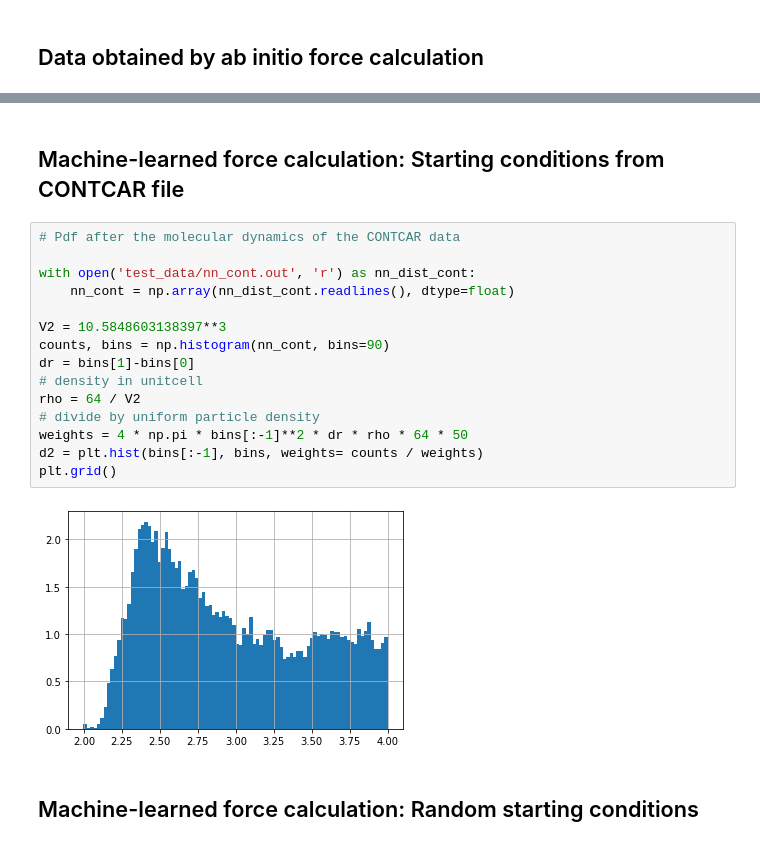
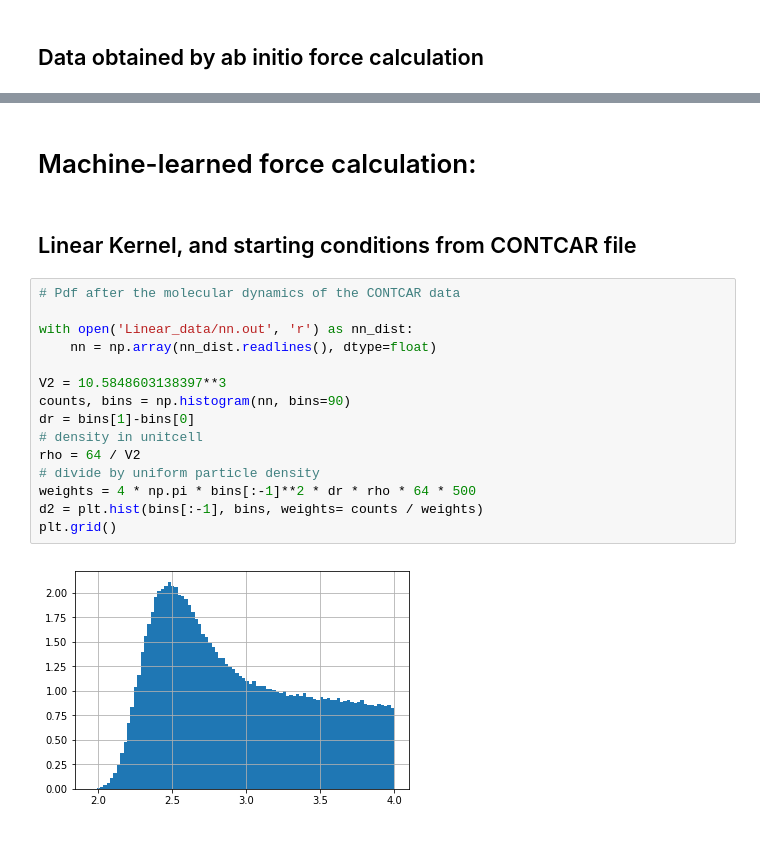
Before and after one commit to Lactose94/LP-Machine-Learning, a Jupyter notebook: Pair correlation function.ipynb, the cells around one changed output, grey strips where cells are left out. Cells and saved outputs as stored; diff of their text form.

```diff
--- a/Pair correlation function.ipynb
+++ b/Pair correlation function.ipynb
@@ -65,21 +65,21 @@ plt.grid()
 # %% [markdown]
-## Machine-learned force calculation: Starting conditions from CONTCAR file
+# Machine-learned force calculation:
+# %% [markdown]
+## Linear Kernel, and starting conditions from CONTCAR file
 # %%
 # Pdf after the molecular dynamics of the CONTCAR data
 
-with open('test_data/nn_cont.out', 'r') as nn_dist_cont:
-    nn_cont = np.array(nn_dist_cont.readlines(), dtype=float)
+with open('Linear_data/nn.out', 'r') as nn_dist:
+    nn = np.array(nn_dist.readlines(), dtype=float)
 
 V2 = 10.5848603138397**3
-counts, bins = np.histogram(nn_cont, bins=90)
+counts, bins = np.histogram(nn, bins=90)
 dr = bins[1]-bins[0]
 # density in unitcell
 rho = 64 / V2
 # divide by uniform particle density
-weights = 4 * np.pi * bins[:-1]**2 * dr * rho * 64 * 50
+weights = 4 * np.pi * bins[:-1]**2 * dr * rho * 64 * 500
 d2 = plt.hist(bins[:-1], bins, weights= counts / weights)
 plt.grid()
 # %% [output]
-[figure, old version]
+[figure, new version]
-# %% [markdown]
-## Machine-learned force calculation: Random starting conditions
```
Also changed, not shown: parts of 19 cells of this notebook.
